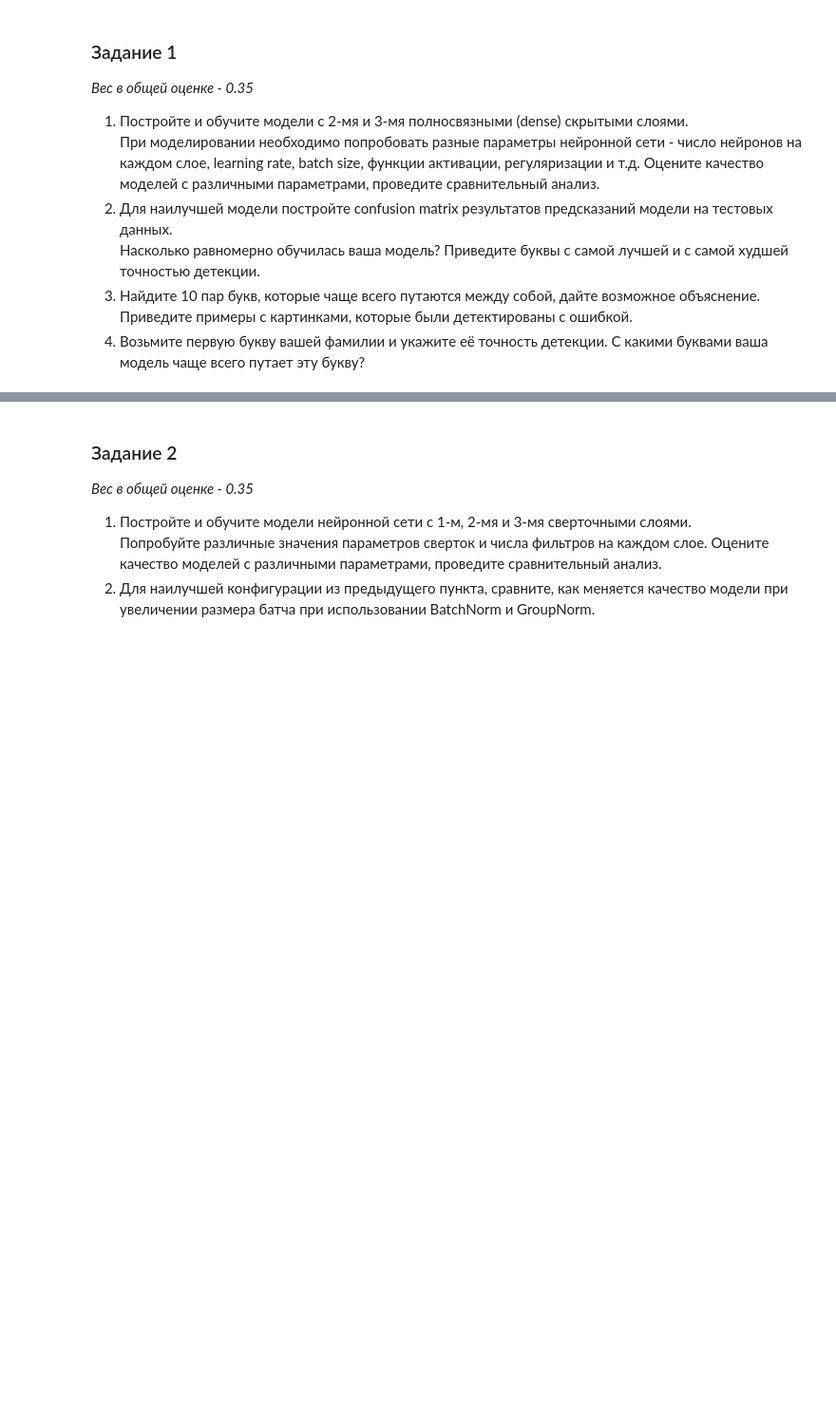
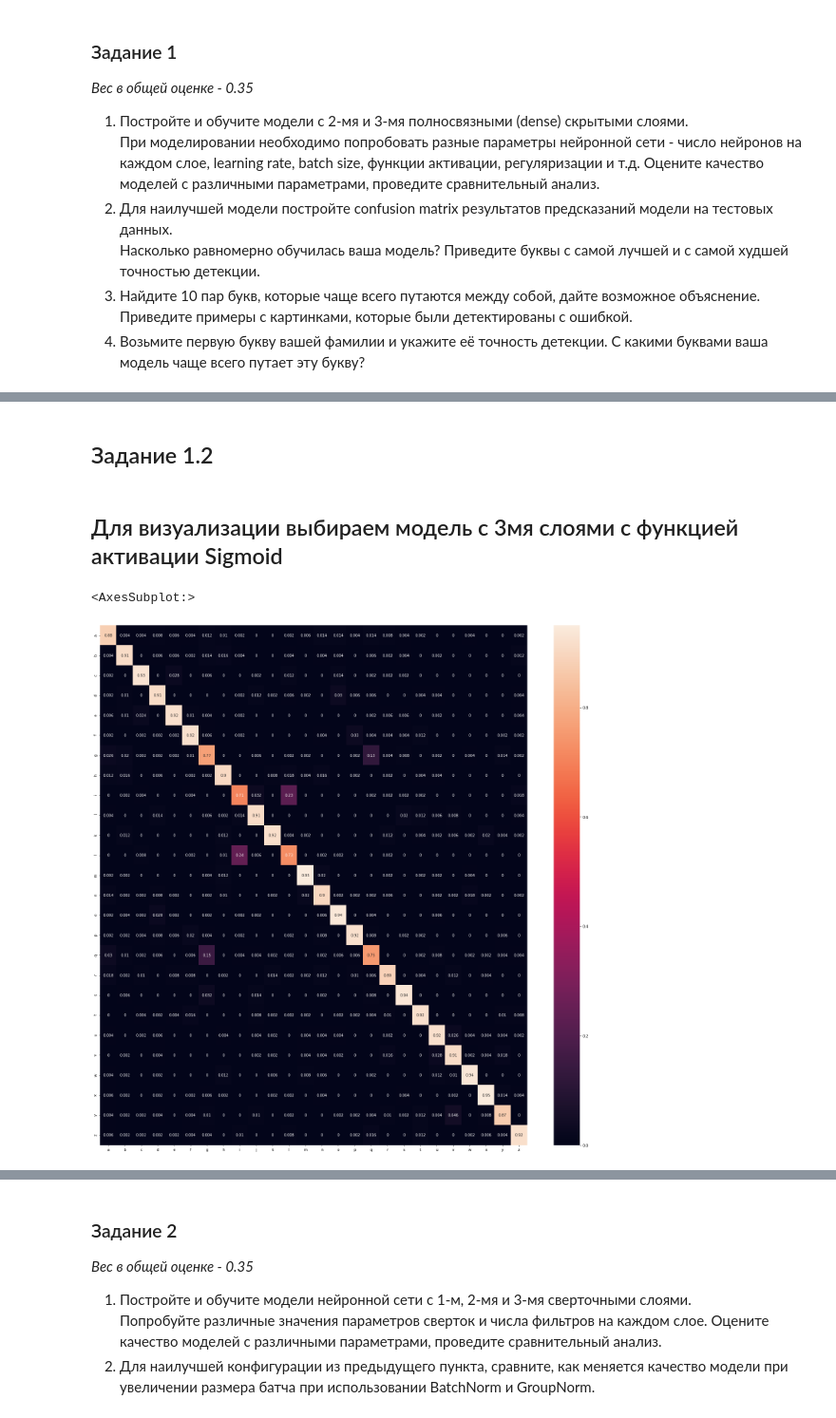
Before and after one commit to ImOsMa/IAD, a Jupyter notebook: ML_Lab1/Modern_ML.Lab_1.Image_Classification.ipynb, the cells around one changed output, grey strips where cells are left out. Shown at 95% size. Cells and saved outputs as stored; diff of their text form; code cells hidden in the pictures; blank space fills up the shorter version.

```diff
--- a/ML_Lab1/Modern_ML.Lab_1.Image_Classification.ipynb
+++ b/ML_Lab1/Modern_ML.Lab_1.Image_Classification.ipynb
@@ -54,0 +186,3 @@ plt.show()
+# %%
+# Train with 2 layers
+model_train(models_2layers, lrs_list, epochs_list, batches, train, val)
@@ -54,0 +259,2 @@ plt.show()
+# %%
+model_train(layers_3_models, lrs_list, epochs_list, batches, train, val)
@@ -54,0 +314,2 @@ plt.show()
+# %% [markdown]
+## Задание 1.2
@@ -54,0 +320,29 @@ plt.show()
+# %%
+from sklearn.metrics import confusion_matrix
+
+def prediction_true_lists(model, loader):
+    y_pred = []
+    y_true = []
+    for inputs, labels in loader:
+        inputs = inputs.view(inputs.shape[0], -1)
+        output = model(inputs)
+        output = (torch.max(torch.exp(output), 1)[1]).data.cpu().numpy()
+        y_pred.extend(output)
+        labels = labels.data.cpu().numpy()
+        y_true.extend(labels)
+    return y_pred, y_true
+# %% [markdown]
+## Для визуализации выбираем модель с 3мя слоями с функцией активации Sigmoid
+# %%
+val_loader = torch.utils.data.DataLoader(val, batch_size=128, shuffle=True, pin_memory=True)
+y_pred, y_true = prediction_true_lists(layers_3_models[2], val_loader)
+matrix = confusion_matrix(y_true, y_pred)
+# %%
+confusion_matrix = pd.DataFrame(matrix/np.sum(matrix) * 26,
+                     index = [i for i in tuple(string.ascii_lowercase)],
+                     columns = [i for i in tuple(string.ascii_lowercase)])
+plt.figure(figsize = (26, 26))
+sn.heatmap(confusion_matrix, annot=True)
+# %% [output]
+<AxesSubplot:>
+[figure, added]
```
Also changed, not shown: parts of 33 cells of this notebook, 1 other file.
